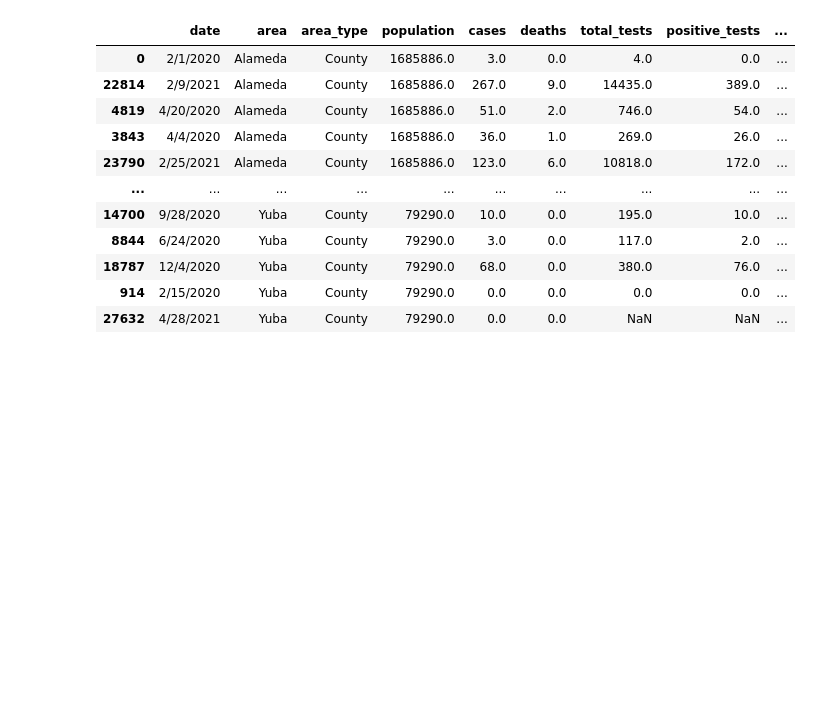
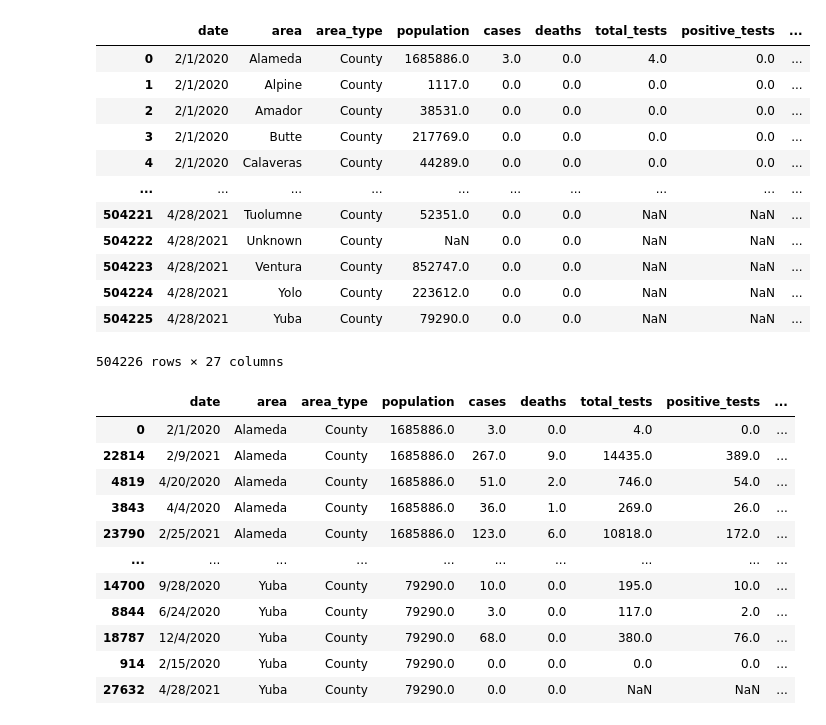
Before and after one commit to Chithra1996/GTProject1, a Jupyter notebook: Cases_Vaccine_Plot.ipynb, the cells around one changed output. Drawn from its saved outputs; the diff is of its cells as text; code cells hidden in the pictures; blank space fills up the shorter version.

```diff
--- a/Cases_Vaccine_Plot.ipynb
+++ b/Cases_Vaccine_Plot.ipynb
@@ -13,6 +14,29 @@ import datetime as dt
 # Read CSV
 cases_data = pd.read_csv('covid19cases_test.csv')
 vaccine_data= pd.read_csv('covid19vaccinesbycounty.csv')
+# %%
+vaccine_data = vaccine_data.rename(columns={"administered_date": "date"})
+
+merge_data = pd.merge(cases_data, vaccine_data,
+                   on='date',
+                   how='left')
+
+# displaying result
+merge_data
+# %% [output]
+|  | date | area | area_type | population | cases | deaths | total_tests | positive_tests | ... |
+| 0 | 2/1/2020 | Alameda | County | 1685886.0 | 3.0 | 0.0 | 4.0 | 0.0 | ... |
+| 1 | 2/1/2020 | Alpine | County | 1117.0 | 0.0 | 0.0 | 0.0 | 0.0 | ... |
+| 2 | 2/1/2020 | Amador | County | 38531.0 | 0.0 | 0.0 | 0.0 | 0.0 | ... |
+| 3 | 2/1/2020 | Butte | County | 217769.0 | 0.0 | 0.0 | 0.0 | 0.0 | ... |
+| 4 | 2/1/2020 | Calaveras | County | 44289.0 | 0.0 | 0.0 | 0.0 | 0.0 | ... |
+| ... | ... | ... | ... | ... | ... | ... | ... | ... | ... |
+| 504221 | 4/28/2021 | Tuolumne | County | 52351.0 | 0.0 | 0.0 | NaN | NaN | ... |
+| 504222 | 4/28/2021 | Unknown | County | NaN | 0.0 | 0.0 | NaN | NaN | ... |
+| 504223 | 4/28/2021 | Ventura | County | 852747.0 | 0.0 | 0.0 | NaN | NaN | ... |
+| 504224 | 4/28/2021 | Yolo | County | 223612.0 | 0.0 | 0.0 | NaN | NaN | ... |
+| 504225 | 4/28/2021 | Yuba | County | 79290.0 | 0.0 | 0.0 | NaN | NaN | ... |
+504226 rows × 27 columns
 # %%
 # Import California counties
 ca_counties_cases_csv = "covid19cases_test.csv"
```
Also changed, not shown: parts of 10 cells of this notebook, 4 other files.
